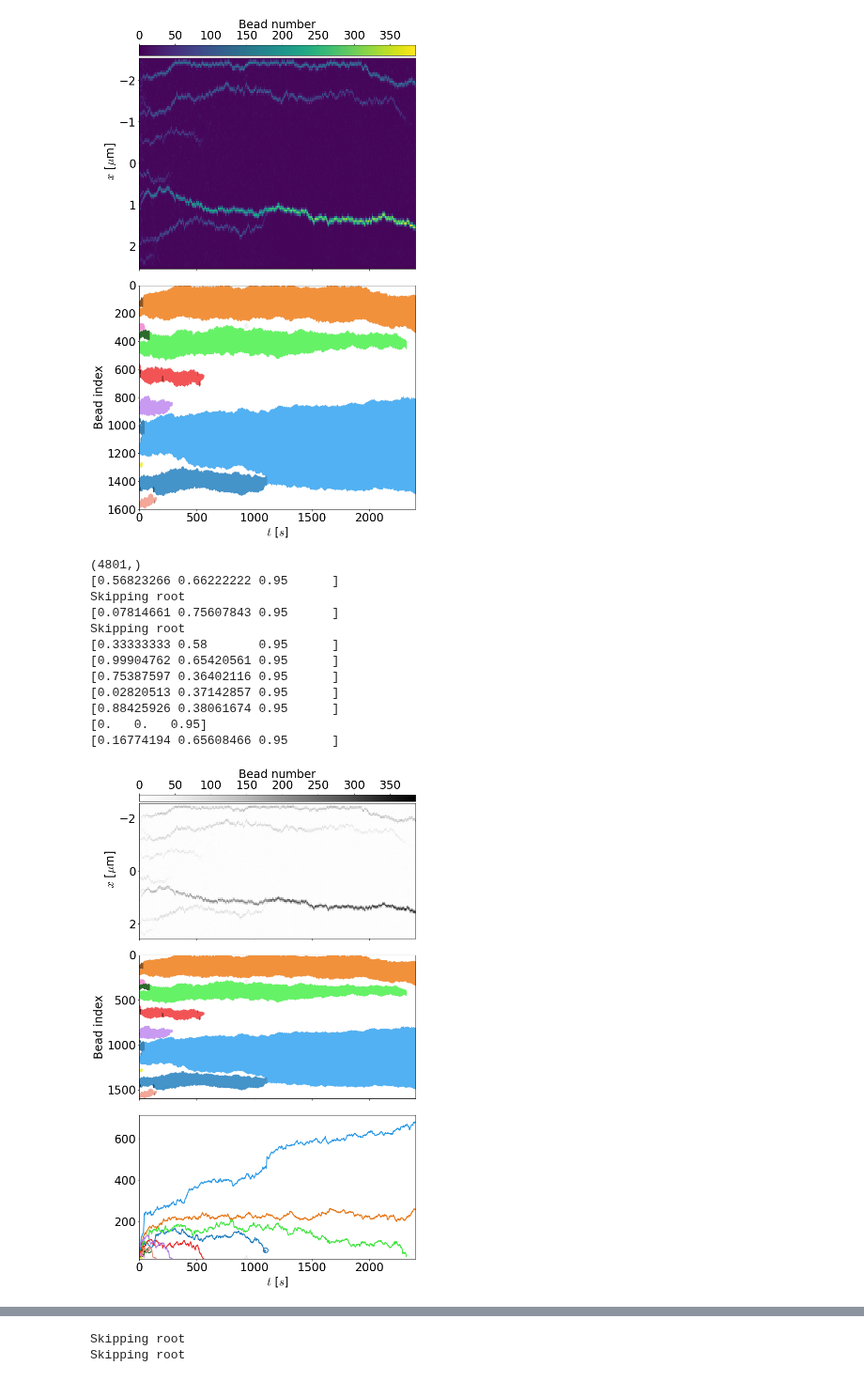
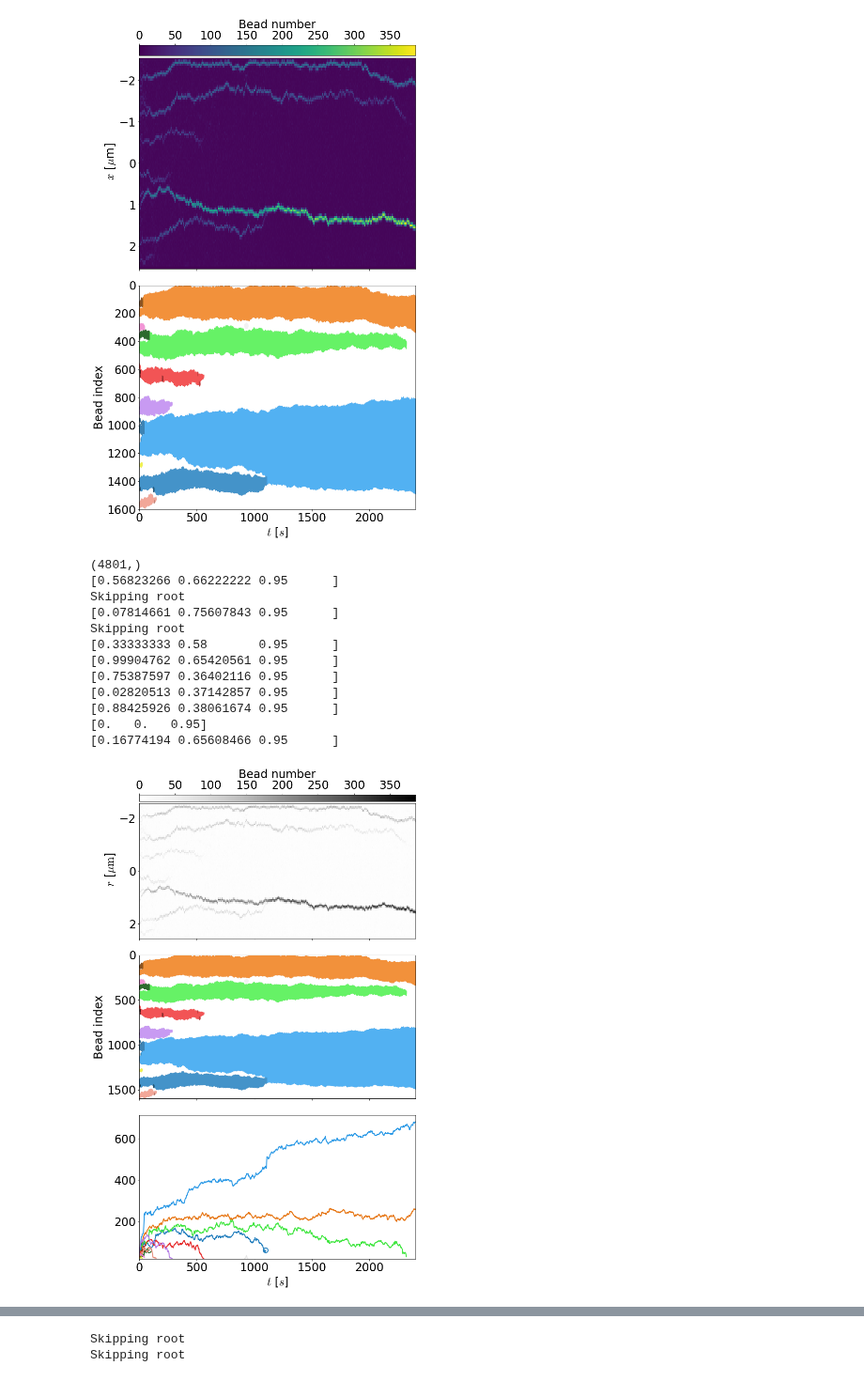
Before and after one commit to palladio11/aLENS_analysis, a Jupyter notebook: notebooks/chromatin_notebooks/Dyn_cond_figs/Figure3.ipynb, the cells around one changed output, grey strips where cells are left out. Shown at 94% size. Cells and saved outputs as stored; diff of their text form; code cells hidden in the pictures.

```diff
--- a/notebooks/chromatin_notebooks/Dyn_cond_figs/Figure3.ipynb
+++ b/notebooks/chromatin_notebooks/Dyn_cond_figs/Figure3.ipynb
@@ -390,7 +391,7 @@ X, Y = np.meshgrid(x, bin_edges)
 
 c0 = axarr[0].pcolorfast(X, Y, hist_arr, cmap='Greys')
 
-_ = axarr[0].set_ylabel(r" $x$ [$\mu$m]")
+_ = axarr[0].set_ylabel(r" $r$ [$\mu {\rm m}$]")
 
 _ = axarr[0].invert_yaxis()
 
@@ -439,34 +440,34 @@ _ = axarr[2].set_ylim(20)
 
 
 
 fig.tight_layout()
 cax0 = make_axes_locatable(axarr[0]).append_axes("top", size="5%", pad=0.06)
 
 ## Side colorbar
 # plot1_pos = axarr[0].get_position()
 # cb_pos = [plot1_pos.x0+plot1_pos.width + .02, plot1_pos.y0, .025, plot1_pos.height]
 # cax1 = fig.add_axes(cb_pos)
 
 cb0 = fig.colorbar(mpl.cm.ScalarMappable(norm=mpl.colors.Normalize(vmin=0, vmax=max_color_bar), cmap='Greys'), orientation='horizontal',
                    cax = cax0, pad=0.1, label='Bead number' )
 cb0.ax.xaxis.set_ticks_position('top')
 cb0.ax.xaxis.set_label_position('top')
 
 fig.savefig('Figure3/Fig3_combined_r.png', dpi=600, bbox_inches='tight')
 # %% [output]
 (4801,)
 [0.56823266 0.66222222 0.95      ]
 Skipping root
 [0.07814661 0.75607843 0.95      ]
 Skipping root
 [0.33333333 0.58       0.95      ]
 [0.99904762 0.65420561 0.95      ]
 [0.75387597 0.36402116 0.95      ]
 [0.02820513 0.37142857 0.95      ]
 [0.88425926 0.38061674 0.95      ]
 [0.   0.   0.95]
 [0.16774194 0.65608466 0.95      ]
-[figure, old version]
+[figure, new version]
 # %%
 sim_path = ceph_path / "DynCondPaper/24-03-08_aLc1_slice5.5.13_line1600_Pin3-11um_2xKe3-300_ks100/simulations/Ke30_Pin5.0um/s2"
 
```
Also changed, not shown: parts of 2 cells of this notebook, 5 other files.
